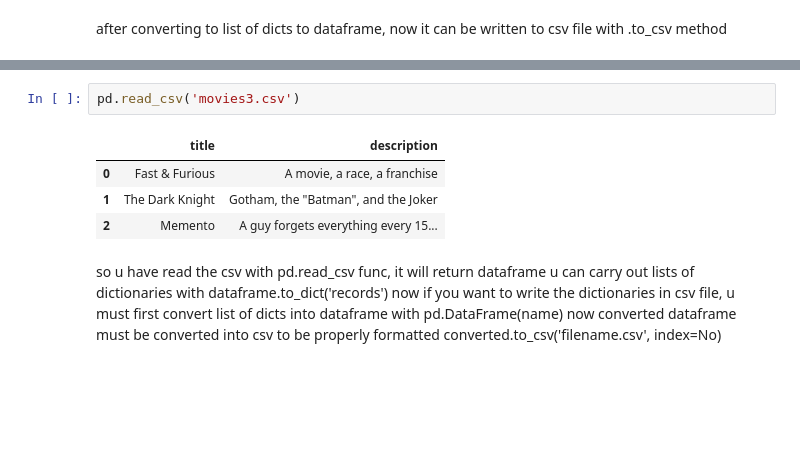
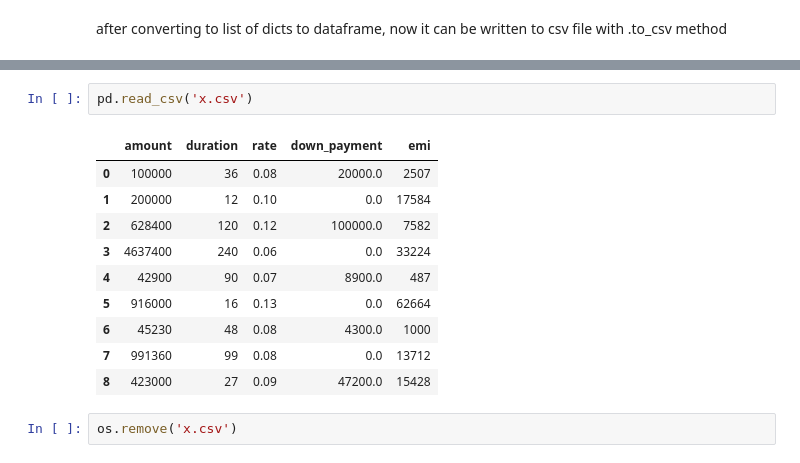
Before and after one commit to S827/Data-Science, a Jupyter notebook: Py Libraries/Pandas/Untitled.ipynb, the cells around one changed output, grey strips where cells are left out. Saved outputs shown, nothing was run; the diff lists cells and outputs as text; blank space fills up the shorter version.

Commit message:
added solution to exercise of pandas read/edit/write csv

```diff
--- a/Py Libraries/Pandas/Untitled.ipynb
+++ b/Py Libraries/Pandas/Untitled.ipynb
@@ -241,13 +419,15 @@ df2.to_csv('movies3.csv', index=None)
 # %%
-pd.read_csv('movies3.csv')
+pd.read_csv('x.csv')
 # %% [output]
-|  | title | description |
-| 0 | Fast & Furious | A movie, a race, a franchise |
-| 1 | The Dark Knight | Gotham, the "Batman", and the Joker |
-| 2 | Memento | A guy forgets everything every 15... |
+|  | amount | duration | rate | down_payment | emi |
+| 0 | 100000 | 36 | 0.08 | 20000.0 | 2507 |
+| 1 | 200000 | 12 | 0.10 | 0.0 | 17584 |
+| 2 | 628400 | 120 | 0.12 | 100000.0 | 7582 |
+| 3 | 4637400 | 240 | 0.06 | 0.0 | 33224 |
+| 4 | 42900 | 90 | 0.07 | 8900.0 | 487 |
+| 5 | 916000 | 16 | 0.13 | 0.0 | 62664 |
+| 6 | 45230 | 48 | 0.08 | 4300.0 | 1000 |
+| 7 | 991360 | 99 | 0.08 | 0.0 | 13712 |
+| 8 | 423000 | 27 | 0.09 | 47200.0 | 15428 |
-# %% [markdown]
-so u have read the csv with pd.read_csv func, it will return dataframe
-u can carry out lists of dictionaries with dataframe.to_dict('records')
-now if you want to write the dictionaries in csv file, u must first convert list of dicts into dataframe with pd.DataFrame(name)
-now converted dataframe must be converted into csv to be properly formatted
-converted.to_csv('filename.csv', index=No)
+# %%
+os.remove('x.csv')
```
Also changed, not shown: parts of 32 cells of this notebook, 8 other files.
